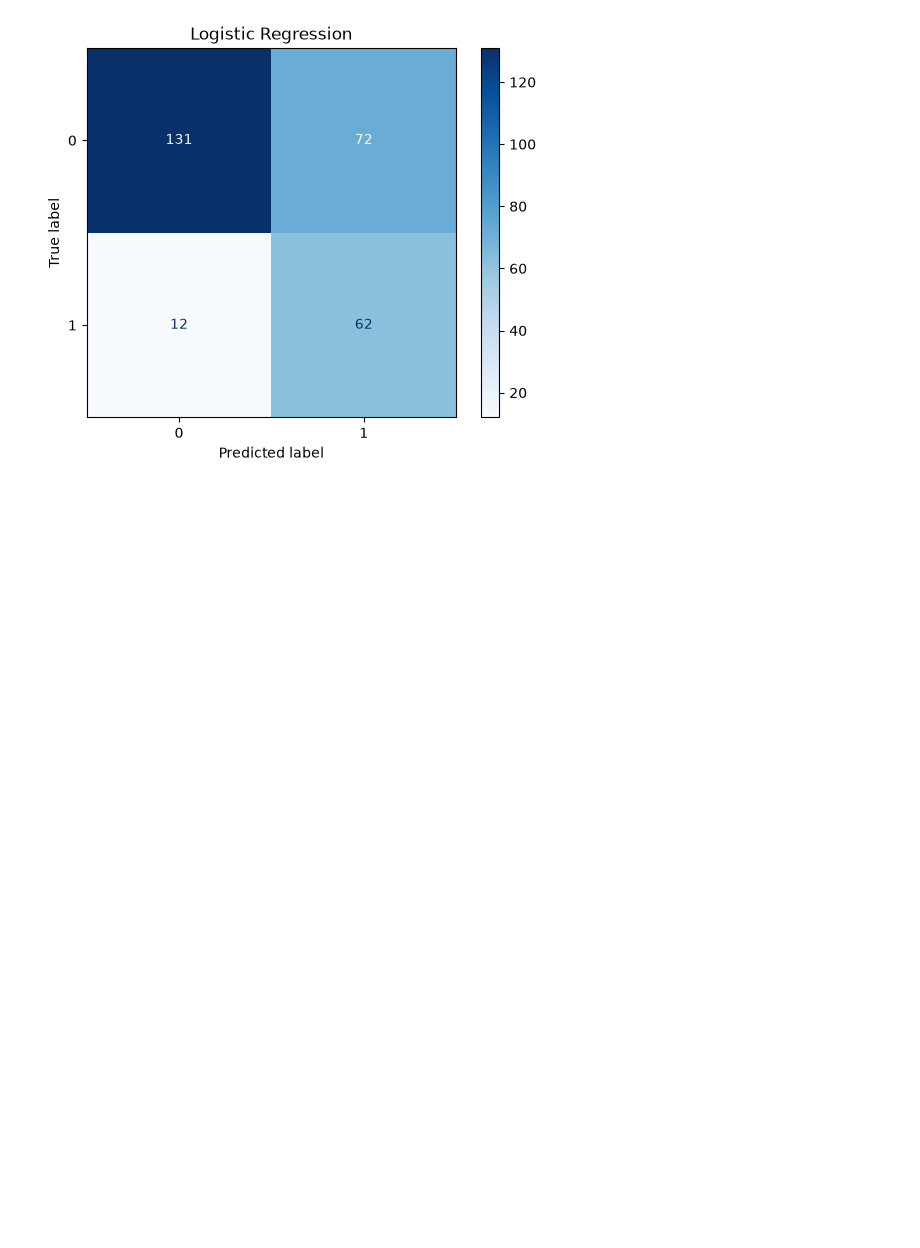
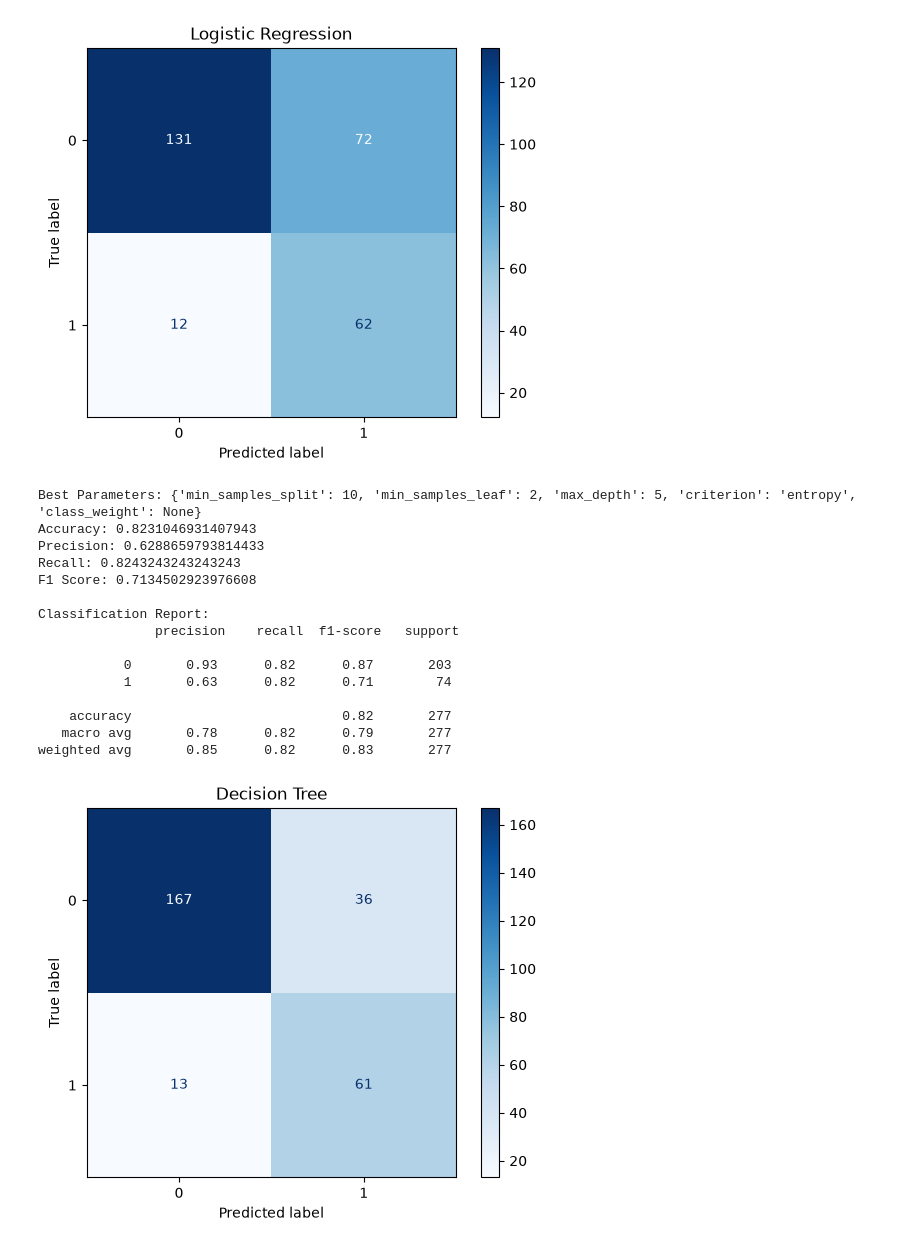
Before and after one commit to samifahim07/PROHORI--Intelligent-Disaster-Risk-Monitoring-Early-Warning-System-, a Jupyter notebook: susceptibility_training_table.ipynb, the cells around one changed output. Drawn from its saved outputs; the diff is of its cells as text; code cells hidden in the pictures; blank space fills up the shorter version.

```diff
--- a/susceptibility_training_table.ipynb
+++ b/susceptibility_training_table.ipynb
@@ -274,3 +274,48 @@ Classification Report:
    macro avg       0.69      0.74      0.68       277
 weighted avg       0.79      0.70      0.71       277
 [figure]
+# %%
+search = RandomizedSearchCV(
+    DecisionTreeClassifier(random_state=42),
+    {
+        "criterion": ["gini", "entropy", "log_loss"],
+        "max_depth": [3, 5, 10, 15, 20, None],
+        "min_samples_split": [2, 5, 10, 20],
+        "min_samples_leaf": [1, 2, 5, 10],
+        "class_weight": [None, "balanced"]
+    },
+    n_iter=20, cv=5, scoring="f1",
+    n_jobs=-1, random_state=42
+)
+
+search.fit(X_train, y_train)
+
+y_pred = search.best_estimator_.predict(X_test)
+
+print("Best Parameters:", search.best_params_)
+print("Accuracy:", accuracy_score(y_test, y_pred))
+print("Precision:", precision_score(y_test, y_pred, zero_division=0))
+print("Recall:", recall_score(y_test, y_pred, zero_division=0))
+print("F1 Score:", f1_score(y_test, y_pred, zero_division=0))
+print("\nClassification Report:\n", classification_report(y_test, y_pred, zero_division=0))
+
+ConfusionMatrixDisplay.from_predictions(y_test, y_pred, cmap="Blues")
+plt.title("Decision Tree")
+plt.show()
+# %% [output]
+Best Parameters: {'min_samples_split': 10, 'min_samples_leaf': 2, 'max_depth': 5, 'criterion': 'entropy', 'class_weight': None}
+Accuracy: 0.8231046931407943
+Precision: 0.6288659793814433
+Recall: 0.8243243243243243
+F1 Score: 0.7134502923976608
+
+Classification Report:
+               precision    recall  f1-score   support
+
+           0       0.93      0.82      0.87       203
+           1       0.63      0.82      0.71        74
+
+    accuracy                           0.82       277
+   macro avg       0.78      0.82      0.79       277
+weighted avg       0.85      0.82      0.83       277
+[figure, added]
```
